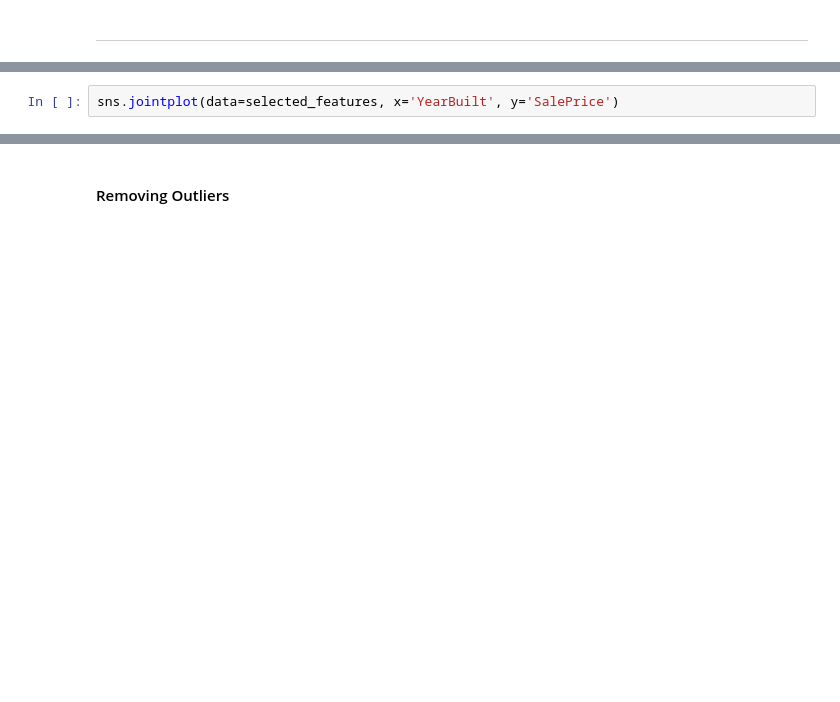
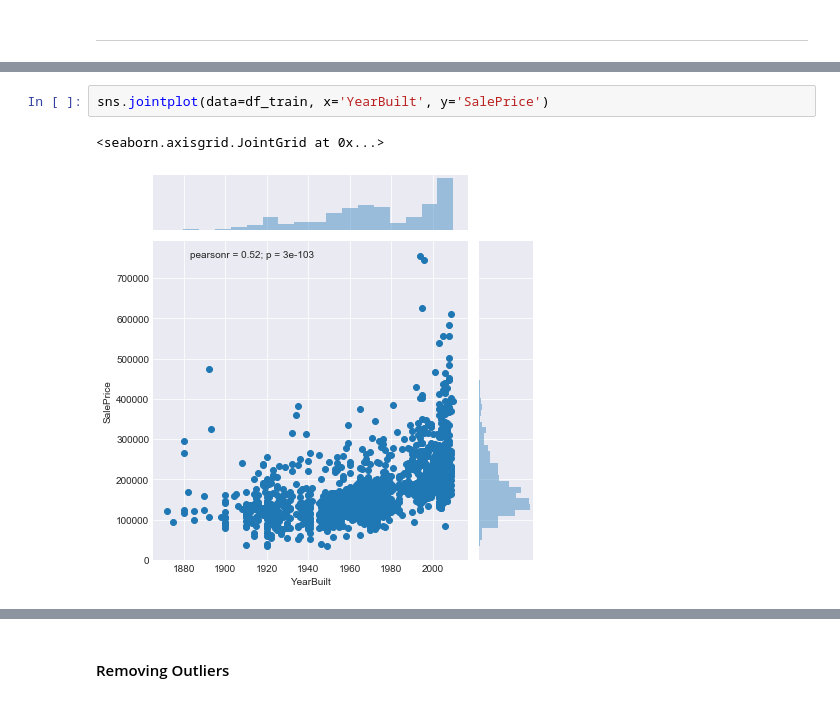
Before and after one commit to oliveirajv92/kaggle-house-prices-iowa, a Jupyter notebook: Kaggle - House Prices.ipynb, the cells around one changed output, grey strips where cells are left out. Saved outputs shown, nothing was run; the diff lists cells and outputs as text; blank space fills up the shorter version.

```diff
--- a/Kaggle - House Prices.ipynb
+++ b/Kaggle - House Prices.ipynb
@@ -307,3 +326,6 @@ sns.jointplot(data=selected_features, x='OverallQual', y='SalePrice')
 # %%
-sns.jointplot(data=selected_features, x='YearBuilt', y='SalePrice')
+sns.jointplot(data=df_train, x='YearBuilt', y='SalePrice')
+# %% [output]
+<seaborn.axisgrid.JointGrid at 0x...>
+[figure, added]
 # %%
```
Also changed, not shown: parts of 34 cells of this notebook.
